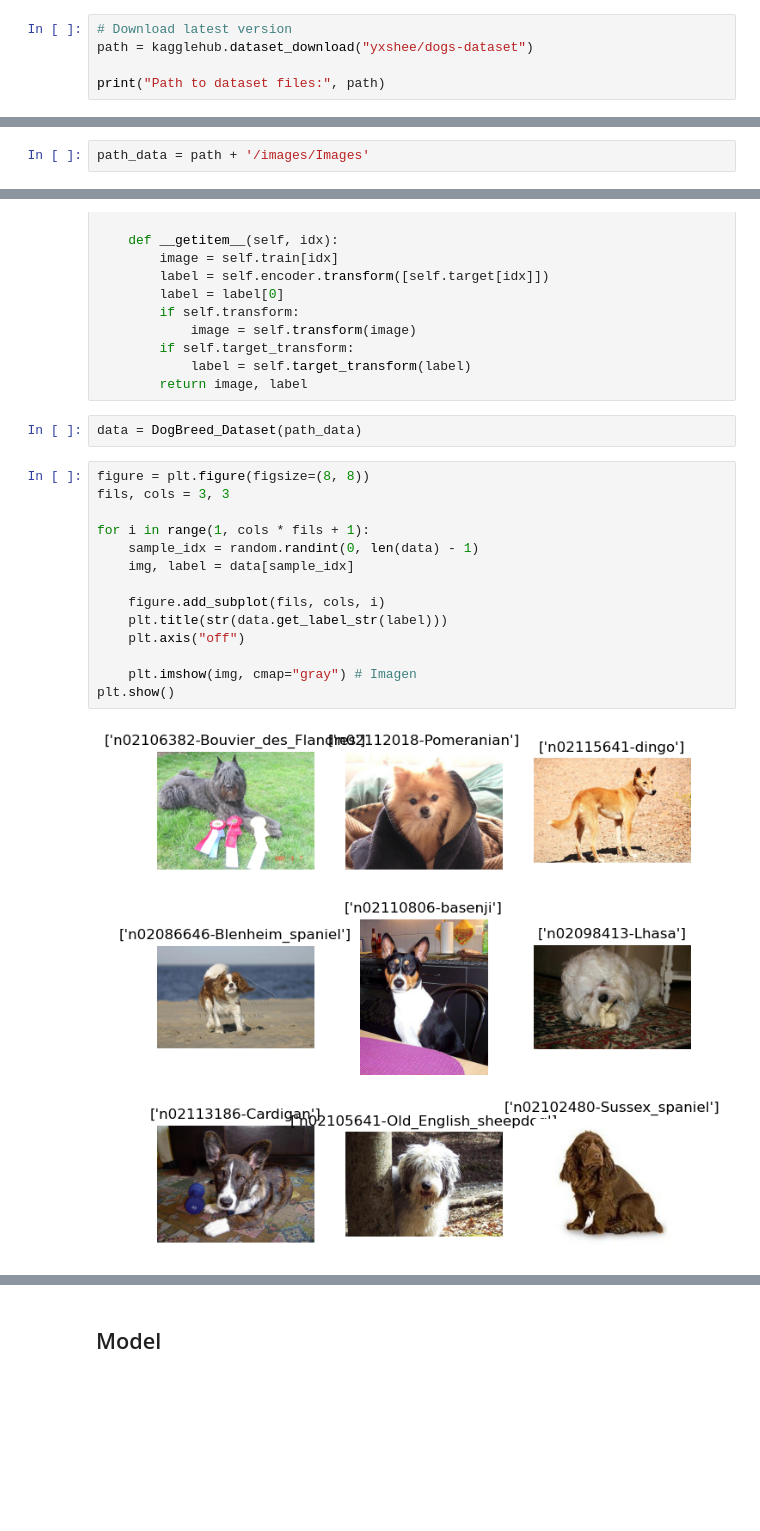
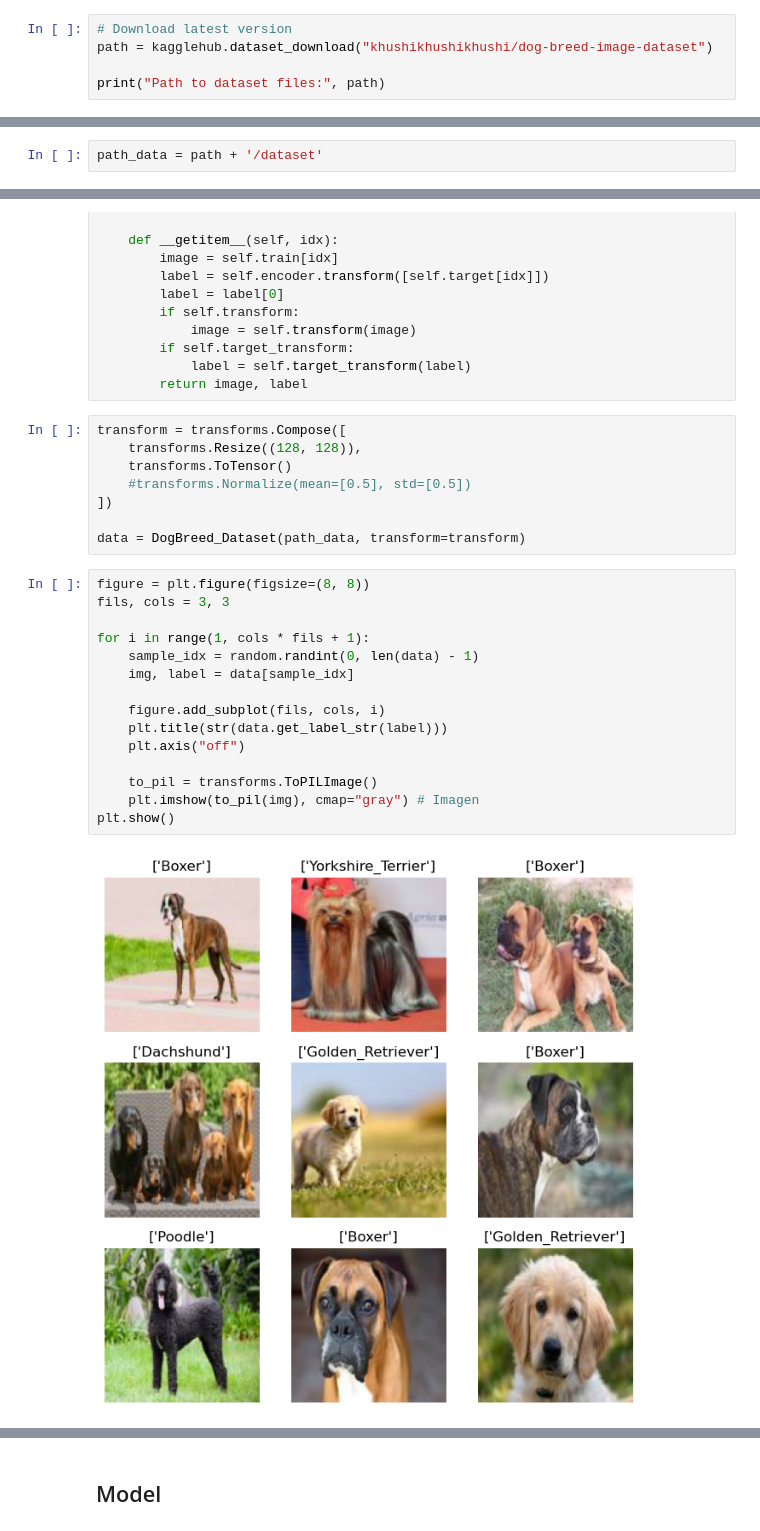
Before and after one commit to silviacruz1801/DogBread_Dataset, a Jupyter notebook: DogBreed.ipynb, the cells around one changed output, grey strips where cells are left out. Cells and saved outputs as stored; diff of their text form; blank space fills up the shorter version.

```diff
--- a/DogBreed.ipynb
+++ b/DogBreed.ipynb
@@ -29,7 +29,7 @@ torch.cuda.set_per_process_memory_fraction(0.8, device=try_gpu())
 torch.set_num_threads(4)
 # %%
 # Download latest version
-path = kagglehub.dataset_download("yxshee/dogs-dataset")
+path = kagglehub.dataset_download("khushikhushikhushi/dog-breed-image-dataset")
 
 print("Path to dataset files:", path)
 # %% [output]
@@ -38,5 +38,5 @@ Path to dataset files: /home/silvia/.cache/kagglehub/datasets/yxshee/dogs-datase
 # %%
-path_data = path + '/images/Images'
+path_data = path + '/dataset'
 # %%
 ImageFile.LOAD_TRUNCATED_IMAGES = True
 
@@ -83,24 +83,31 @@ class DogBreed_Dataset(Dataset):
         if self.target_transform:
             label = self.target_transform(label)
         return image, label
-# %%
-data = DogBreed_Dataset(path_data)
+# %%
+transform = transforms.Compose([
+    transforms.Resize((128, 128)),
+    transforms.ToTensor()
+    #transforms.Normalize(mean=[0.5], std=[0.5])
+])
+
+data = DogBreed_Dataset(path_data, transform=transform)
 # %%
 figure = plt.figure(figsize=(8, 8))
 fils, cols = 3, 3
 
 for i in range(1, cols * fils + 1):
     sample_idx = random.randint(0, len(data) - 1)
     img, label = data[sample_idx]
 
     figure.add_subplot(fils, cols, i)
     plt.title(str(data.get_label_str(label)))
     plt.axis("off")
 
-    plt.imshow(img, cmap="gray") # Imagen
+    to_pil = transforms.ToPILImage()
+    plt.imshow(to_pil(img), cmap="gray") # Imagen
 plt.show()
 # %% [output]
-[figure, old version]
+[figure, new version]
 # %%
 print(f'Image data type: {type(img)}')
 print(f'Image size: {img.size}')
```
Also changed, not shown: parts of 8 cells of this notebook, 2 other files.
